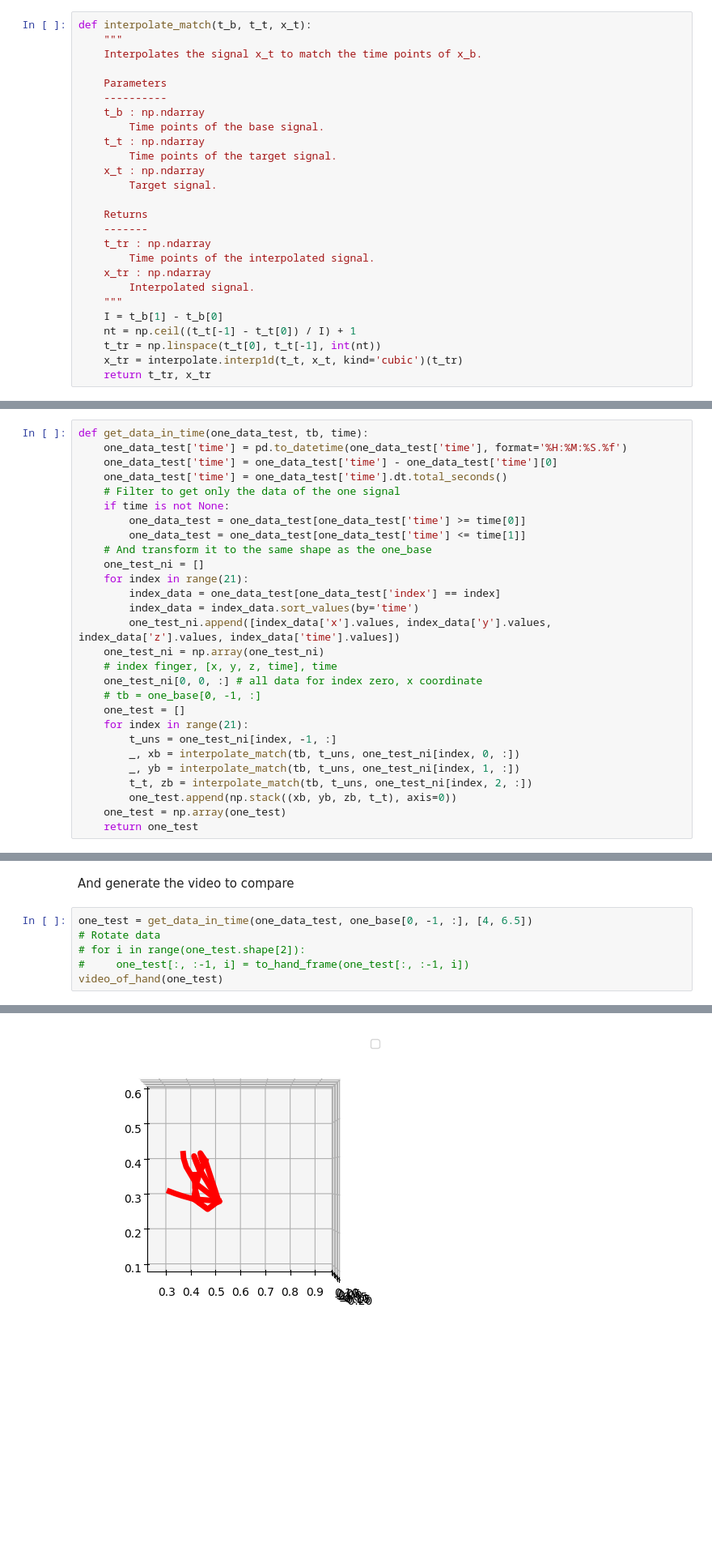
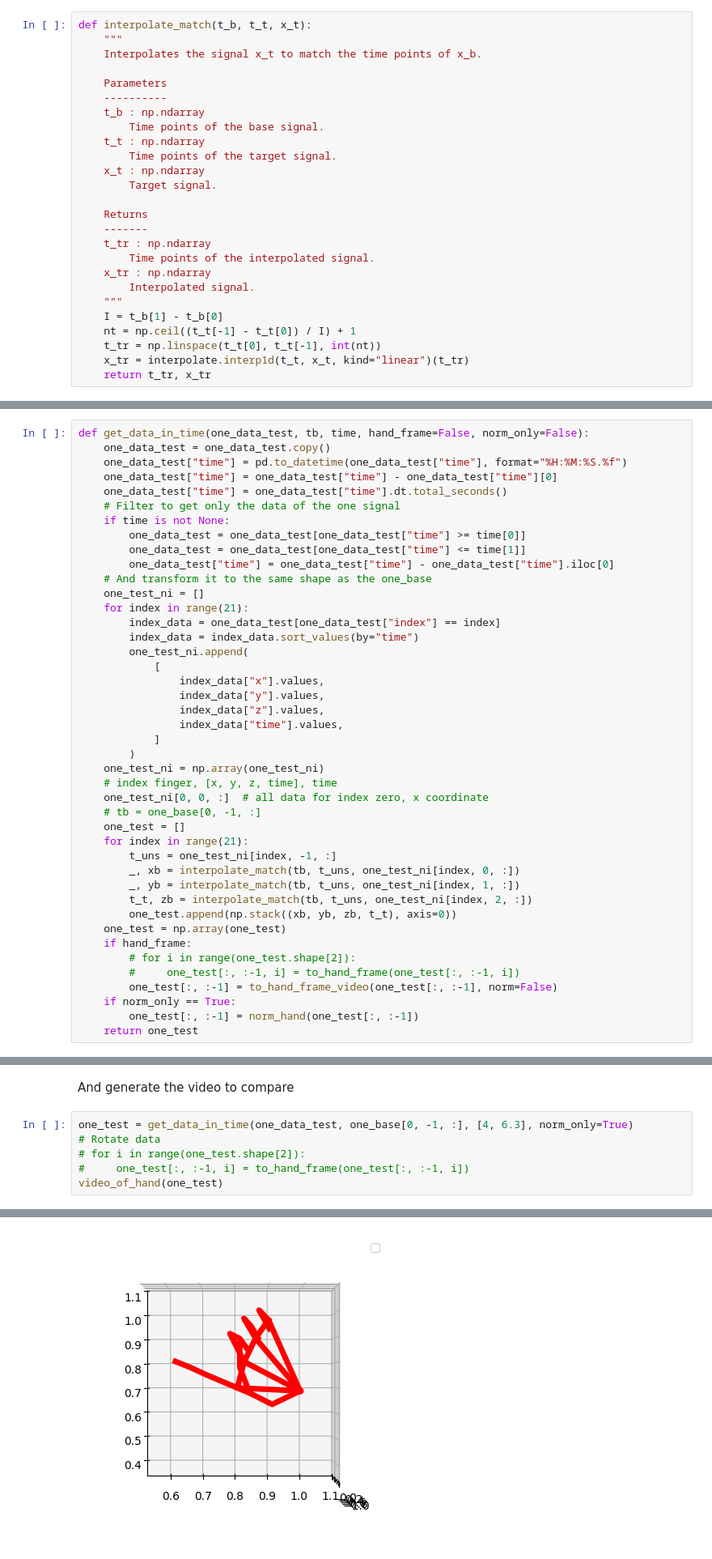
Before and after one commit to jimmerzzz52/shrine-exp, a Jupyter notebook: transcribe-asl/correlation_test.ipynb, the cells around one changed output, grey strips where cells are left out. Shown at 81% size. Saved outputs shown, nothing was run; the diff lists cells and outputs as text; blank space fills up the shorter version.

```diff
--- a/transcribe-asl/correlation_test.ipynb
+++ b/transcribe-asl/correlation_test.ipynb
@@ -484,6 +561,6 @@ def interpolate_match(t_b, t_t, x_t):
     I = t_b[1] - t_b[0]
     nt = np.ceil((t_t[-1] - t_t[0]) / I) + 1
     t_tr = np.linspace(t_t[0], t_t[-1], int(nt))
-    x_tr = interpolate.interp1d(t_t, x_t, kind='cubic')(t_tr)
+    x_tr = interpolate.interp1d(t_t, x_t, kind="linear")(t_tr)
     return t_tr, x_tr
 # %%
@@ -725,21 +929,30 @@ Now Let's load and compare with another one signal, this time from yt
 # %%
-def get_data_in_time(one_data_test, tb, time):
-    one_data_test['time'] = pd.to_datetime(one_data_test['time'], format='%H:%M:%S.%f')
-    one_data_test['time'] = one_data_test['time'] - one_data_test['time'][0]
-    one_data_test['time'] = one_data_test['time'].dt.total_seconds()
+def get_data_in_time(one_data_test, tb, time, hand_frame=False, norm_only=False):
+    one_data_test = one_data_test.copy()
+    one_data_test["time"] = pd.to_datetime(one_data_test["time"], format="%H:%M:%S.%f")
+    one_data_test["time"] = one_data_test["time"] - one_data_test["time"][0]
+    one_data_test["time"] = one_data_test["time"].dt.total_seconds()
     # Filter to get only the data of the one signal
     if time is not None:
-        one_data_test = one_data_test[one_data_test['time'] >= time[0]]
-        one_data_test = one_data_test[one_data_test['time'] <= time[1]]
+        one_data_test = one_data_test[one_data_test["time"] >= time[0]]
+        one_data_test = one_data_test[one_data_test["time"] <= time[1]]
+        one_data_test["time"] = one_data_test["time"] - one_data_test["time"].iloc[0]
     # And transform it to the same shape as the one_base
     one_test_ni = []
     for index in range(21):
-        index_data = one_data_test[one_data_test['index'] == index]
-        index_data = index_data.sort_values(by='time')
-        one_test_ni.append([index_data['x'].values, index_data['y'].values, index_data['z'].values, index_data['time'].values])
+        index_data = one_data_test[one_data_test["index"] == index]
+        index_data = index_data.sort_values(by="time")
+        one_test_ni.append(
+            [
+                index_data["x"].values,
+                index_data["y"].values,
+                index_data["z"].values,
+                index_data["time"].values,
+            ]
+        )
     one_test_ni = np.array(one_test_ni)
     # index finger, [x, y, z, time], time
-    one_test_ni[0, 0, :] # all data for index zero, x coordinate
+    one_test_ni[0, 0, :]  # all data for index zero, x coordinate
     # tb = one_base[0, -1, :]
     one_test = []
     for index in range(21):
@@ -749,6 +962,12 @@ def get_data_in_time(one_data_test, tb, time):
         t_t, zb = interpolate_match(tb, t_uns, one_test_ni[index, 2, :])
         one_test.append(np.stack((xb, yb, zb, t_t), axis=0))
     one_test = np.array(one_test)
+    if hand_frame:
+        # for i in range(one_test.shape[2]):
+        #     one_test[:, :-1, i] = to_hand_frame(one_test[:, :-1, i])
+        one_test[:, :-1] = to_hand_frame_video(one_test[:, :-1], norm=False)
+    if norm_only == True:
+        one_test[:, :-1] = norm_hand(one_test[:, :-1])
     return one_test
 # %%
 one_data_test = pd.read_csv(
@@ -758,14 +977,14 @@ one_data_test = pd.read_csv(
 # %% [markdown]
 And generate the video to compare
 # %%
-one_test = get_data_in_time(one_data_test, one_base[0, -1, :], [4, 6.5])
+one_test = get_data_in_time(one_data_test, one_base[0, -1, :], [4, 6.3], norm_only=True)
 # Rotate data
 # for i in range(one_test.shape[2]):
 #     one_test[:, :-1, i] = to_hand_frame(one_test[:, :-1, i])
 video_of_hand(one_test)
 # %% [output]
 [interactive output not drawn]
-[figure, old version]
+[figure, new version]
 # %% [markdown]
 And now the function that compares the two movements using the cross-correlation
 # %%
```
Also changed, not shown: parts of 69 cells of this notebook, 2 other files.
